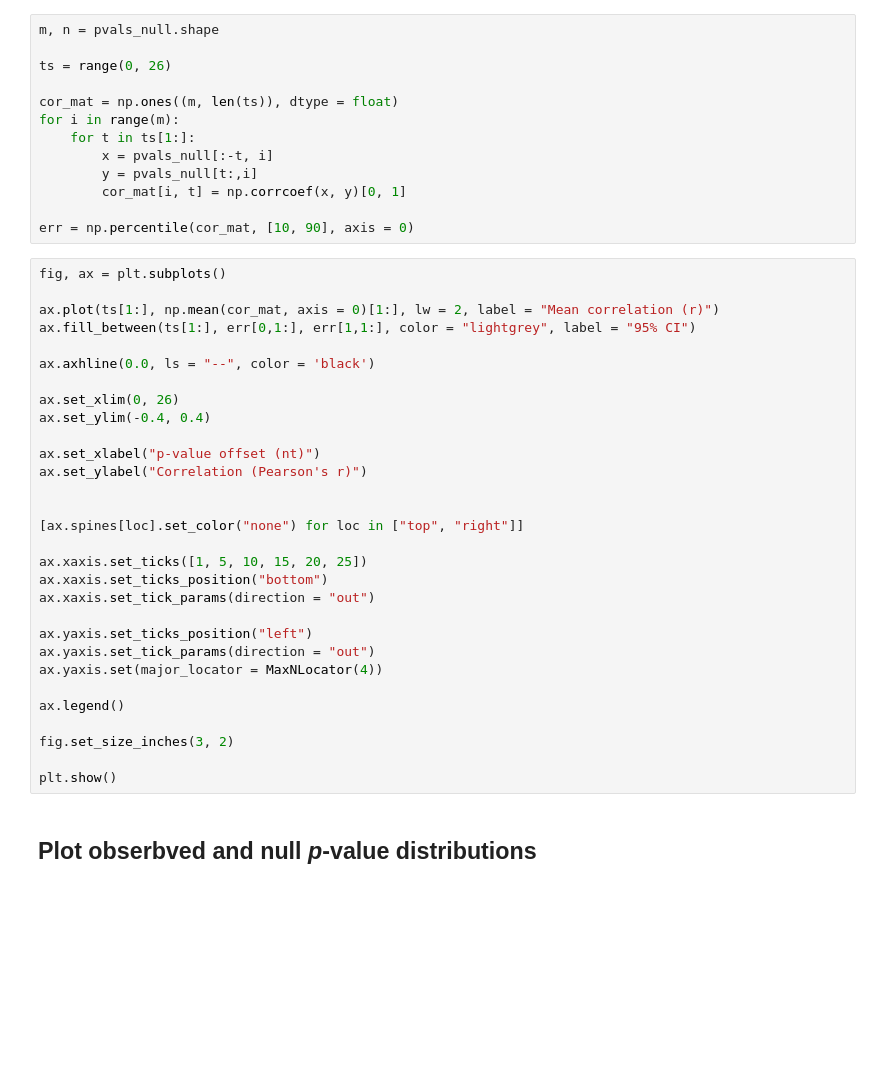
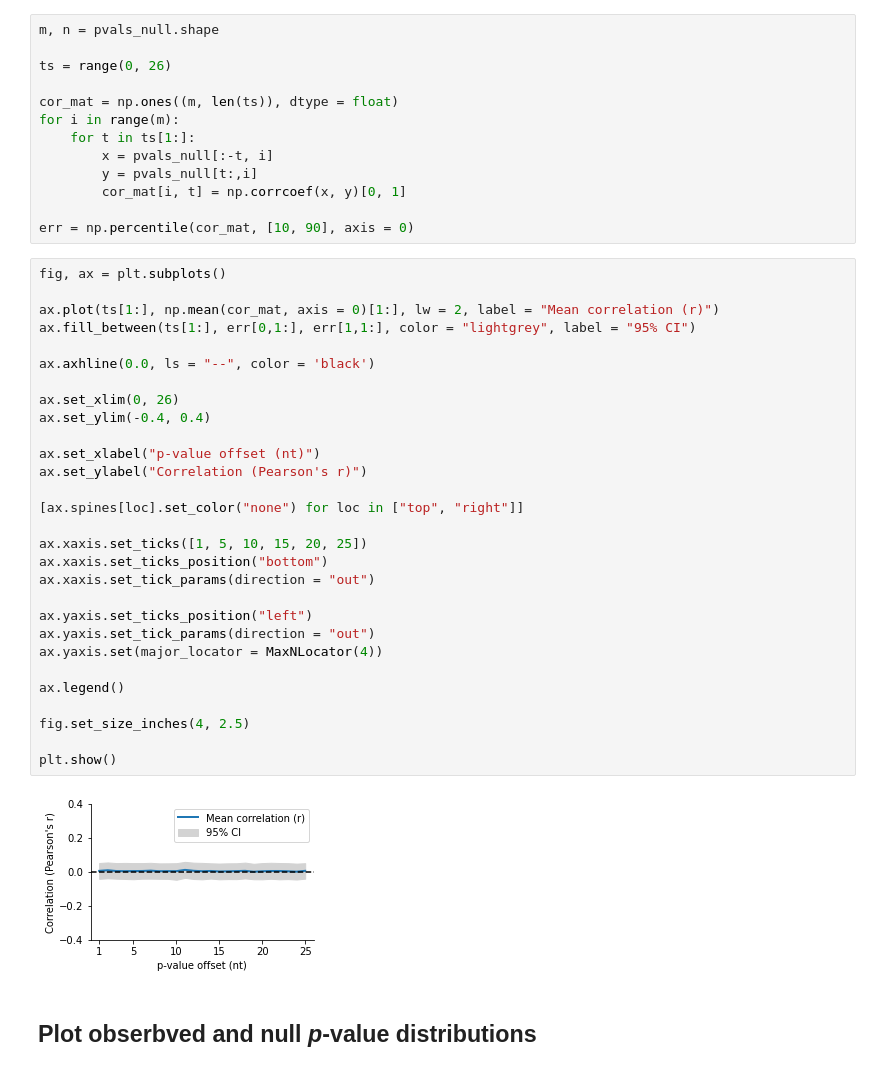
Before and after one commit to vierstralab/footprint-tools, a Jupyter notebook: docs/source/tutorials/single_dataset.ipynb, the cells around one changed output. Drawn from its saved outputs; the diff is of its cells as text; blank space fills up the shorter version.

```diff
--- a/docs/source/tutorials/single_dataset.ipynb
+++ b/docs/source/tutorials/single_dataset.ipynb
@@ -246,33 +270,34 @@ err = np.percentile(cor_mat, [10, 90], axis = 0)
 # %%
 fig, ax = plt.subplots()
 
 ax.plot(ts[1:], np.mean(cor_mat, axis = 0)[1:], lw = 2, label = "Mean correlation (r)")
 ax.fill_between(ts[1:], err[0,1:], err[1,1:], color = "lightgrey", label = "95% CI")
 
 ax.axhline(0.0, ls = "--", color = 'black')
 
 ax.set_xlim(0, 26)
 ax.set_ylim(-0.4, 0.4)
 
 ax.set_xlabel("p-value offset (nt)")
 ax.set_ylabel("Correlation (Pearson's r)")
 
-
 [ax.spines[loc].set_color("none") for loc in ["top", "right"]]
 
 ax.xaxis.set_ticks([1, 5, 10, 15, 20, 25])
 ax.xaxis.set_ticks_position("bottom")
 ax.xaxis.set_tick_params(direction = "out")
 
 ax.yaxis.set_ticks_position("left")
 ax.yaxis.set_tick_params(direction = "out")
 ax.yaxis.set(major_locator = MaxNLocator(4))
 
 ax.legend()
 
-fig.set_size_inches(3, 2)
+fig.set_size_inches(4, 2.5)
 
 plt.show()
+# %% [output]
+[figure, added]
 # %% [markdown]
 ## Plot obserbved and null *p*-value distributions
 # %%
```
Also changed, not shown: parts of 2 cells of this notebook, 10 other files.
